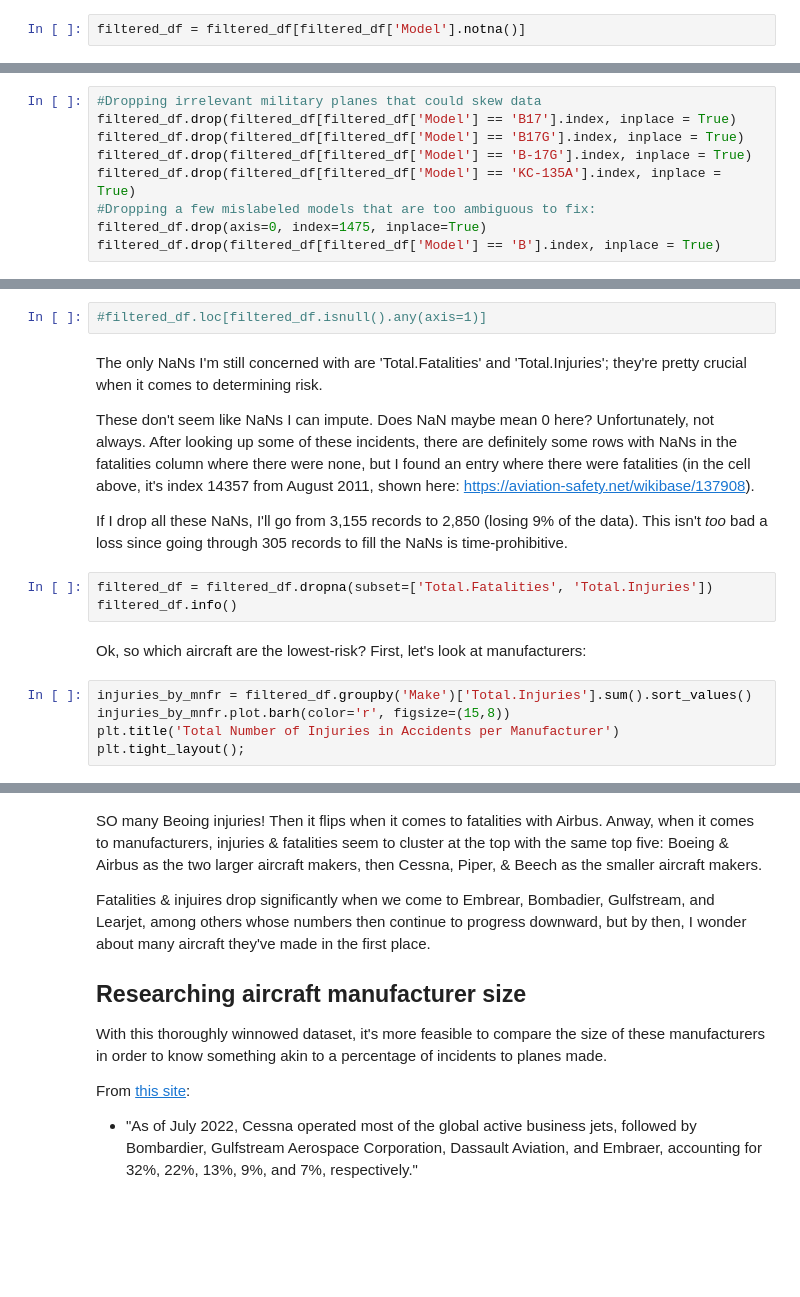
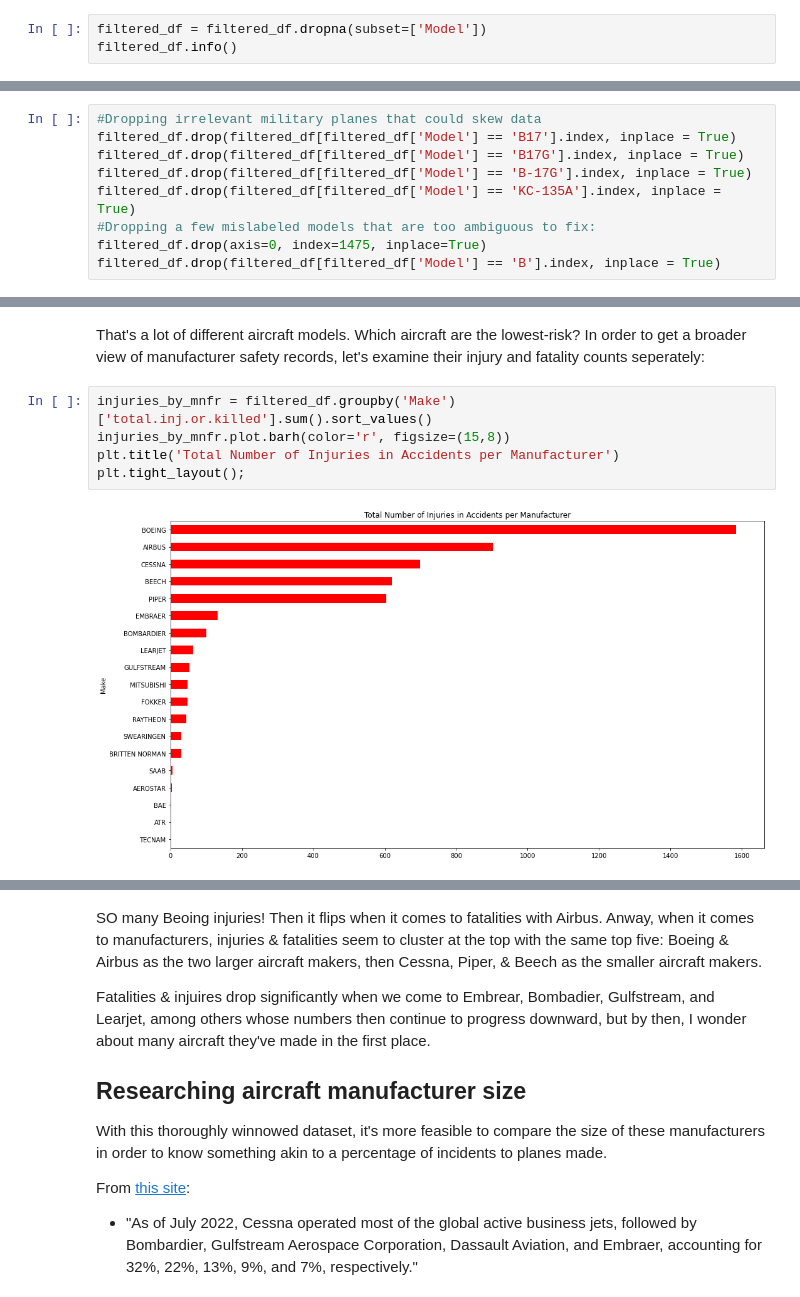
Before and after one commit to joeldmott/aviation-risk-project, a Jupyter notebook: Untitled.ipynb, the cells around one changed output, grey strips where cells are left out. Cells and saved outputs as stored; diff of their text form; blank space fills up the shorter version.

```diff
--- a/Untitled.ipynb
+++ b/Untitled.ipynb
@@ -1053,2 +912,3 @@ True
 # %%
-filtered_df = filtered_df[filtered_df['Model'].notna()]
+filtered_df = filtered_df.dropna(subset=['Model'])
+filtered_df.info()
@@ -1261,21 +1137,12 @@ filtered_df.info()
-# %%
-#filtered_df.loc[filtered_df.isnull().any(axis=1)]
-# %% [markdown]
-The only NaNs I'm still concerned with are 'Total.Fatalities' and 'Total.Injuries'; they're pretty crucial when it comes to determining risk.
-
-These don't seem like NaNs I can impute. Does NaN maybe mean 0 here? Unfortunately, not always. After looking up some of these incidents, there are definitely some rows with NaNs in the fatalities column where there were none, but I found an entry where there were fatalities (in the cell above, it's index 14357 from August 2011, shown here: https://aviation-safety.net/wikibase/137908).
-
-If I drop all these NaNs, I'll go from 3,155 records to 2,850 (losing 9% of the data). This isn't *too* bad a loss since going through 305 records to fill the NaNs is time-prohibitive.
-# %%
-filtered_df = filtered_df.dropna(subset=['Total.Fatalities', 'Total.Injuries'])
-filtered_df.info()
-# %% [markdown]
-Ok, so which aircraft are the lowest-risk? First, let's look at manufacturers:
+# %% [markdown]
+That's a lot of different aircraft models. Which aircraft are the lowest-risk? In order to get a broader view of manufacturer safety records, let's examine their injury and fatality counts seperately:
 # %%
-injuries_by_mnfr = filtered_df.groupby('Make')['Total.Injuries'].sum().sort_values()
+injuries_by_mnfr = filtered_df.groupby('Make')['total.inj.or.killed'].sum().sort_values()
 injuries_by_mnfr.plot.barh(color='r', figsize=(15,8))
 plt.title('Total Number of Injuries in Accidents per Manufacturer')
 plt.tight_layout();
+# %% [output]
+[figure, added]
 # %%
 fatalities_by_mnfr = filtered_df.groupby('Make')['Total.Fatalities'].sum().sort_values()
 fatalities_by_mnfr.plot.barh(color='k', figsize=(15,8))
```
Also changed, not shown: parts of 192 cells of this notebook, 6 other files.
